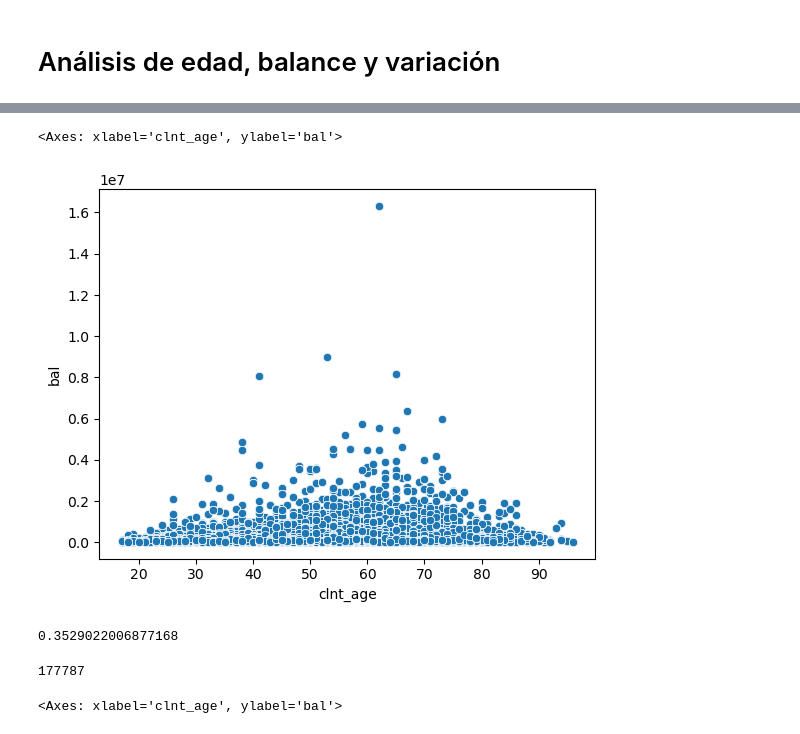
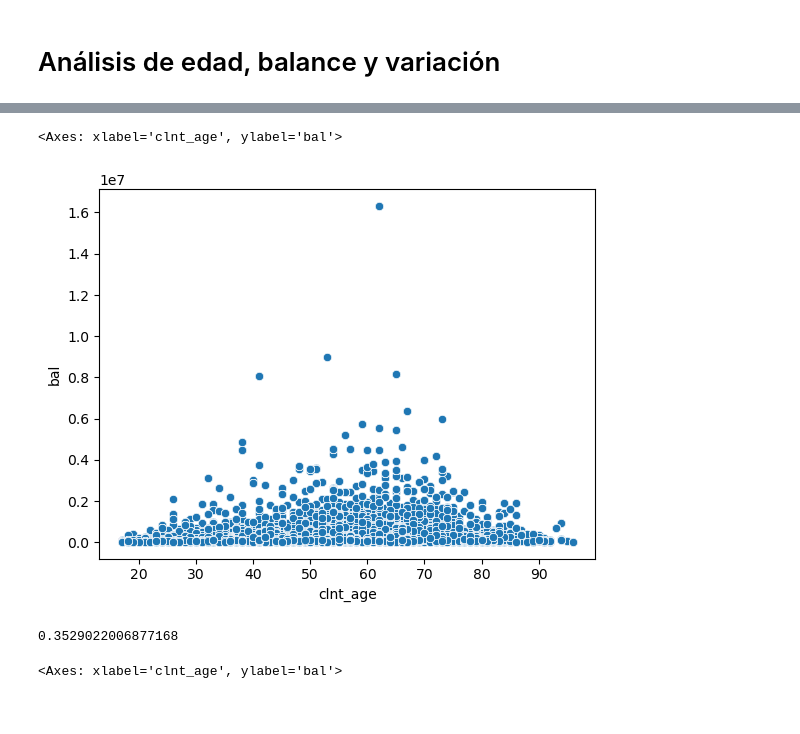
Before and after one commit to enialahcene/vanguard-ab-test, a Jupyter notebook: Vanguard.ipynb, the cells around one changed output, grey strips where cells are left out. Saved outputs shown, nothing was run; the diff lists cells and outputs as text; code cells hidden in the pictures.

```diff
--- a/Vanguard.ipynb
+++ b/Vanguard.ipynb
@@ -295,0 +298,5 @@ df_numerical
+# %%
+# Realizar el merge usando el tipo de unión 'left'
+df_merged1 = df_experiment_clients.merge(df_web_data, on='client_id', how='left')
+df_merged1.dropna(subset=['variation'], inplace=True)
+df_merged1.shape
@@ -295,0 +305,2 @@ df_numerical
+# %%
+df_final = df_merged1.merge(df_demo, on='client_id', how='left')
@@ -422,9 +496,9 @@ sns.histplot(df_demo['bal'], kde=True, bins=raiz, color="salmon")
 # %%
 # Plotting a scatter plot to visualize the relationship between 'balance' and 'client age' || valor = 'Test'
 
 
-sns.scatterplot(data=df_final_merge[df_final_merge['variation'] == 'Test'], x='clnt_age', y='bal')
+sns.scatterplot(data=df_final[df_final['variation'] == 'Test'], x='clnt_age', y='bal')
 # %% [output]
 <Axes: xlabel='clnt_age', ylabel='bal'>
-[figure, old version]
+[figure, new version]
 # %%
@@ -432,10 +506,6 @@ correlation = df_final_merge[df_final_merge['variation'] == 'Test']['bal'].corr(
 correlation
 # %% [output]
 0.3529022006877168
-# %%
-df_final_merge[df_final_merge['variation'] == 'Test']['bal'].count()
-# %% [output]
-177787
 # %%
 # Plotting a scatter plot to visualize the relationship between 'balance' and 'client age' || valor = 'Control'
 
```
Also changed, not shown: parts of 11 cells of this notebook.
